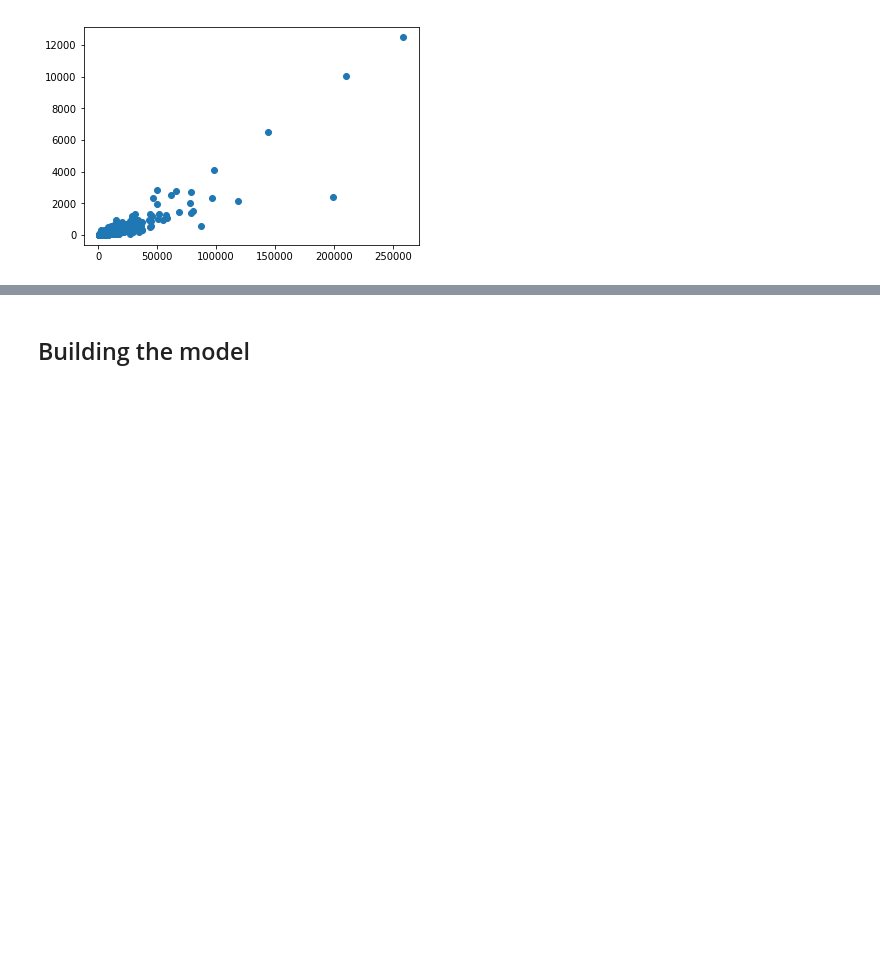
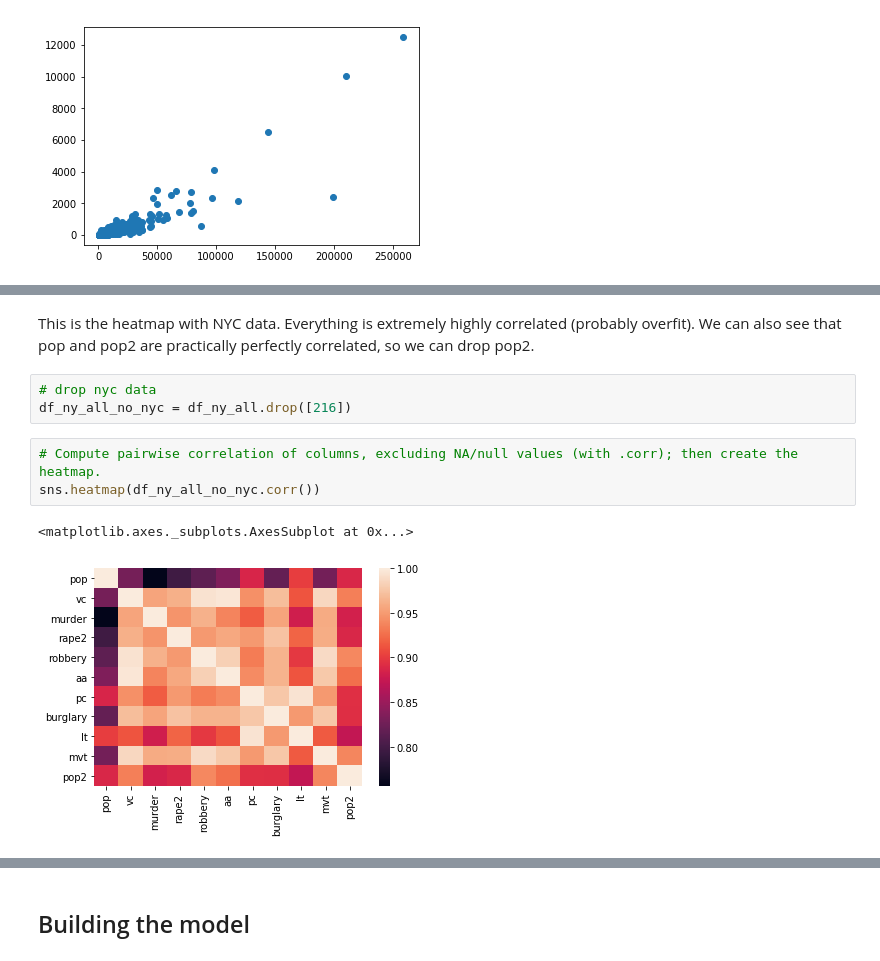
Before and after one commit to etterfred/Thinkful, a Jupyter notebook: 2.4.4 - Property crime prediction model.ipynb, the cells around one changed output, grey strips where cells are left out. Cells and saved outputs as stored; diff of their text form; blank space fills up the shorter version.

```diff
--- a/2.4.4 - Property crime prediction model.ipynb
+++ b/2.4.4 - Property crime prediction model.ipynb
@@ -162,0 +213,11 @@ This looks much better; more conducive to building an accurate model.
+# %% [markdown]
+This is the heatmap with NYC data.  Everything is extremely highly correlated (probably overfit).  We can also see that pop and pop2 are practically perfectly correlated, so we can drop pop2.
+# %%
+# drop nyc data
+df_ny_all_no_nyc = df_ny_all.drop([216])
+# %%
+# Compute pairwise correlation of columns, excluding NA/null values (with .corr); then create the heatmap.
+sns.heatmap(df_ny_all_no_nyc.corr())
+# %% [output]
+<matplotlib.axes._subplots.AxesSubplot at 0x...>
+[figure, added]
```
Also changed, not shown: parts of 18 cells of this notebook.
